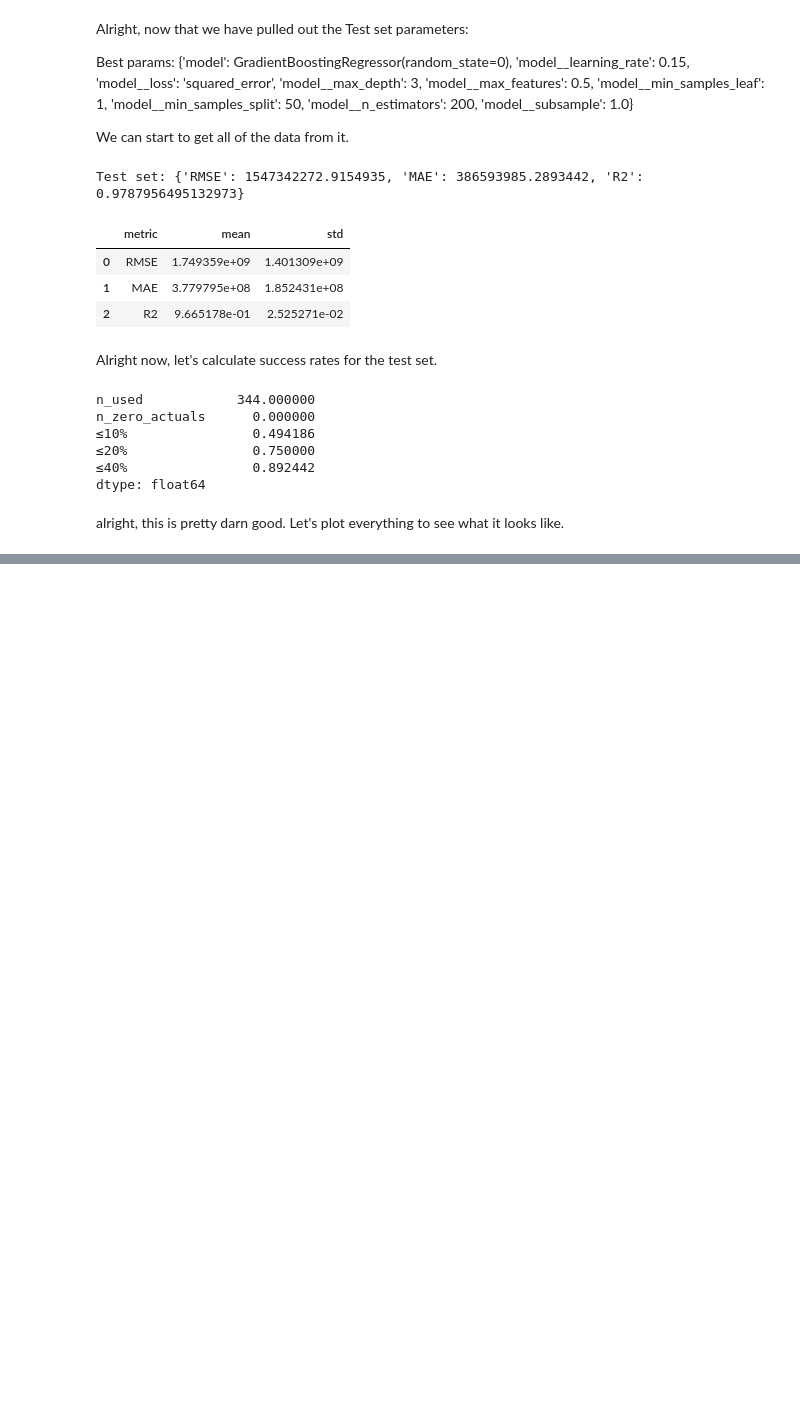
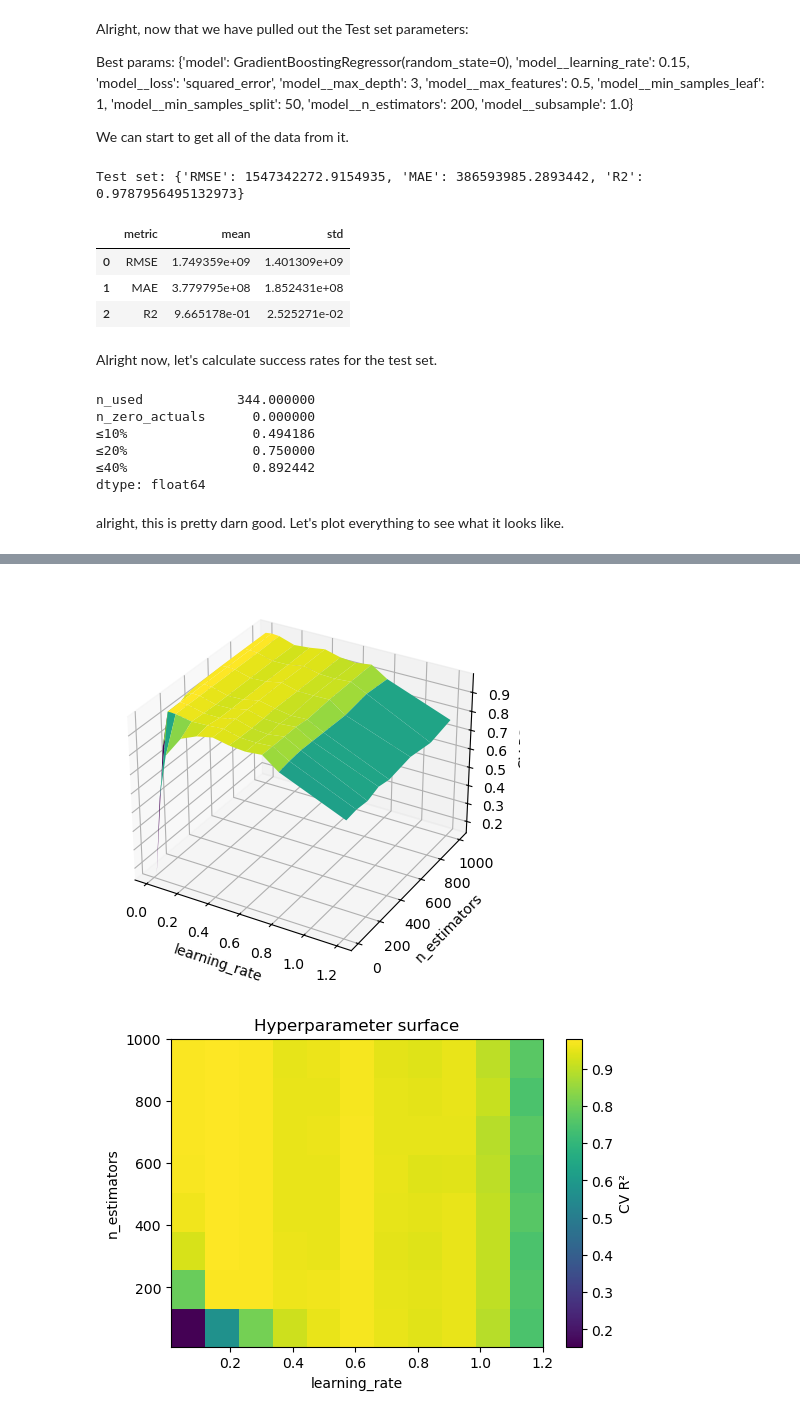
Before and after one commit to tmacpherson6/machine_learning_in_fundamental_valuations, a Jupyter notebook: Notebooks/Thomas/10 - Hyperparameter Tuning.ipynb, the cells around one changed output, grey strips where cells are left out. Drawn from its saved outputs; the diff is of its cells as text; code cells hidden in the pictures; blank space fills up the shorter version.

```diff
--- a/Notebooks/Thomas/10 - Hyperparameter Tuning.ipynb
+++ b/Notebooks/Thomas/10 - Hyperparameter Tuning.ipynb
@@ -340,0 +367,65 @@ pred_vs_actual_chart = scatter_xy + diag + r2_text
+# %%
+import numpy as np, pandas as pd
+from sklearn.model_selection import KFold, cross_val_score, ParameterGrid
+from sklearn.compose import ColumnTransformer
+from sklearn.preprocessing import OneHotEncoder
+from sklearn.pipeline import Pipeline
+from sklearn.feature_selection import SelectKBest, mutual_info_regression
+from sklearn.ensemble import GradientBoostingRegressor
+import matplotlib.pyplot as plt
+from mpl_toolkits.mplot3d import Axes3D  # noqa
+
+# --- data and columns ---
+cat_cols = ['Sector','Exchange','Market Cap']
+cv = KFold(n_splits=5, shuffle=True, random_state=0)  # faster than 10-fold for sweeps
+
+# --- pipeline with feature reduction (post-OHE) ---
+pre = ColumnTransformer([("cat", OneHotEncoder(handle_unknown="ignore"), cat_cols)],
+                        remainder="passthrough")
+fs  = SelectKBest(score_func=mutual_info_regression, k=200)  # adjust k per speed
+base = GradientBoostingRegressor(
+    random_state=random_state, loss="squared_error",
+    max_depth=3, max_features=0.5, min_samples_leaf=1, min_samples_split=50, subsample=1.0
+)
+pipe = Pipeline([("pre", pre), ("fs", fs), ("model", base)])
+
+# --- hyperparameter sweep (example: learning_rate vs n_estimators) ---
+grid = ParameterGrid({
+    "model__learning_rate": [0.01, 0.05, 0.10, 0.2, 0.30, 0.4, 0.5 ,0.6, 0.7, 0.80, 1.20],
+    "model__n_estimators":  [10, 100, 200, 300, 400, 600, 800, 1000]
+})
+
+rows = []
+for p in grid:
+    pipe.set_params(**p)
+    r2 = cross_val_score(pipe, X_tr, y_tr['Revenue_2025Q2'],
+                         cv=cv, scoring="r2", n_jobs=-1).mean()
+    rows.append({**p, "r2": r2})   # <- store as r2
+
+df = pd.DataFrame(rows)
+
+Xv = sorted(df["model__learning_rate"].unique())
+Yv = sorted(df["model__n_estimators"].unique())
+Z  = df.pivot(index="model__n_estimators",
+              columns="model__learning_rate",
+              values="r2").loc[Yv, Xv].to_numpy()
+
+Xg, Yg = np.meshgrid(Xv, Yv)
+fig = plt.figure(figsize=(7,5))
+ax = fig.add_subplot(111, projection="3d")
+ax.plot_surface(Xg, Yg, Z, cmap = 'viridis',linewidth=0, antialiased=True)
+ax.set_xlabel("learning_rate"); ax.set_ylabel("n_estimators"); ax.set_zlabel("CV R2")
+
+plt.show()
+
+# --- 2D heatmap (often clearer) ---
+plt.figure(figsize=(6,4))
+plt.imshow(Z, aspect="auto", origin="lower",
+           extent=[min(Xv), max(Xv), min(Yv), max(Yv)])
+plt.colorbar(label="CV R²")
+plt.xlabel("learning_rate"); plt.ylabel("n_estimators")
+plt.title("Hyperparameter surface")
+plt.show()
+# %% [output]
+[figure, added]
+[figure, added]
```
Also changed, not shown: parts of 6 cells of this notebook.
